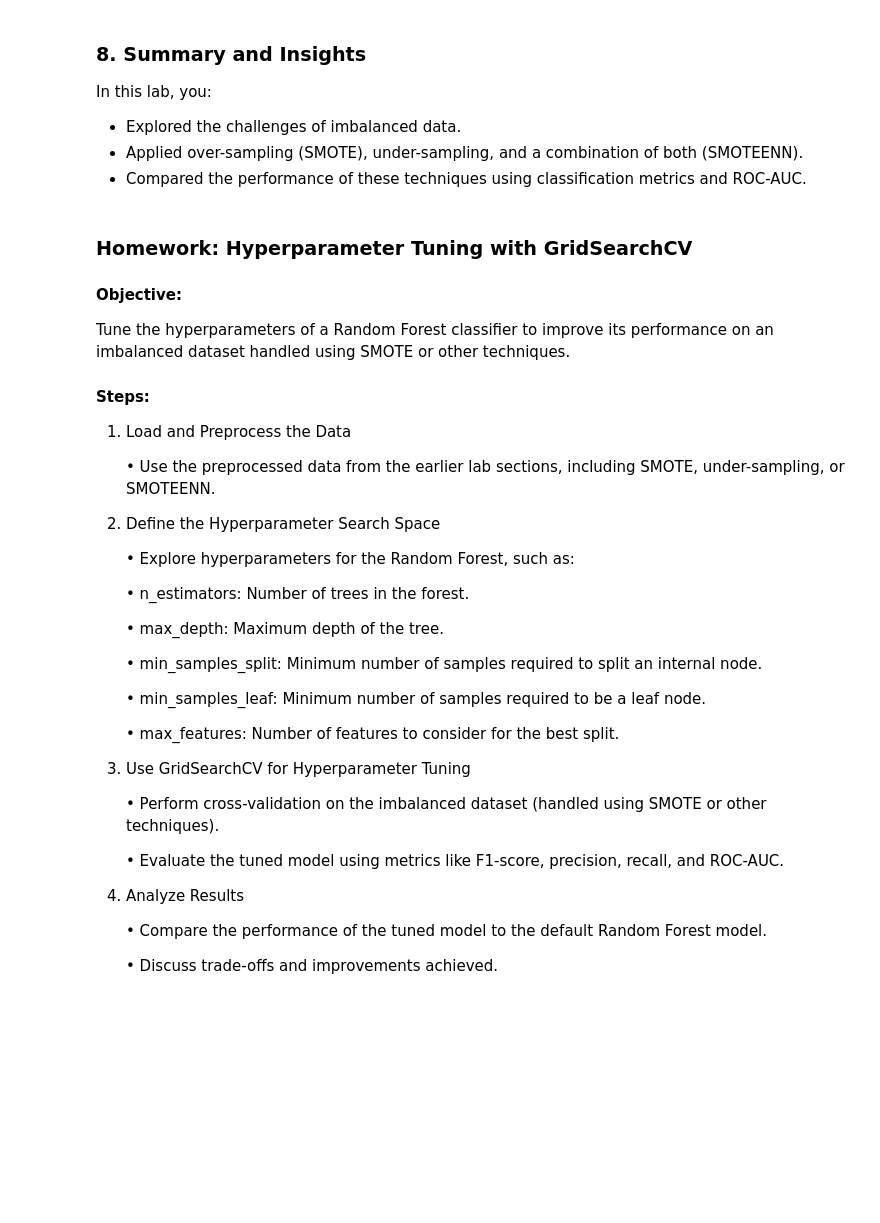
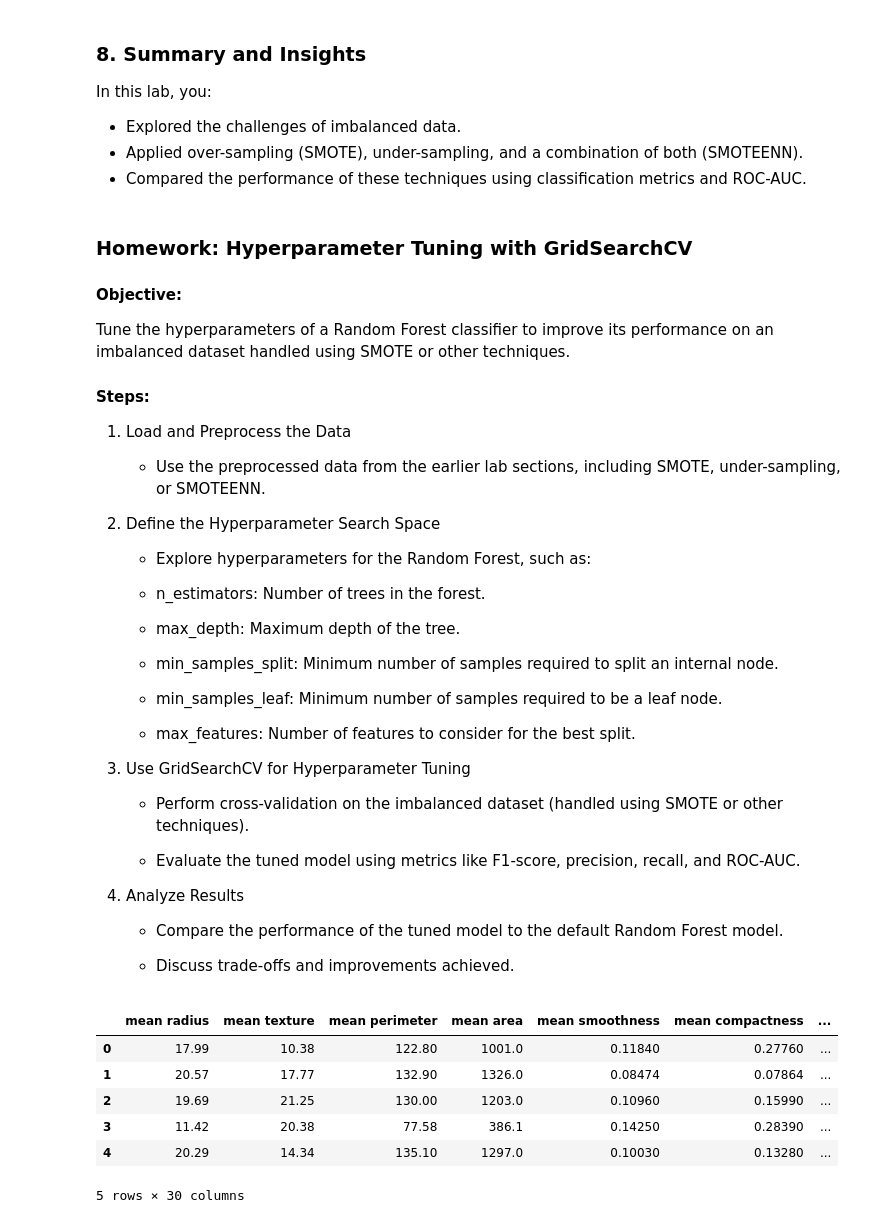
Before and after one commit to BastienCherel/Advanced-ML-I, a Jupyter notebook: Tutorial3/Lab3_Imbalanced_Data.ipynb, the cells around one changed output. Drawn from its saved outputs; the diff is of its cells as text; code cells hidden in the pictures; blank space fills up the shorter version.

```diff
--- a/Tutorial3/Lab3_Imbalanced_Data.ipynb
+++ b/Tutorial3/Lab3_Imbalanced_Data.ipynb
@@ -317,30 +319,55 @@ Tune the hyperparameters of a Random Forest classifier to improve its performanc
 
 1. Load and Preprocess the Data
 
-   •	Use the preprocessed data from the earlier lab sections, including SMOTE, under-sampling, or SMOTEENN.
+   *	Use the preprocessed data from the earlier lab sections, including SMOTE, under-sampling, or SMOTEENN.
 
 2. Define the Hyperparameter Search Space
 
-   •	Explore hyperparameters for the Random Forest, such as:
+   *	Explore hyperparameters for the Random Forest, such as:
 
-     •	n_estimators: Number of trees in the forest.
+   *	n_estimators: Number of trees in the forest.
 
-     •	max_depth: Maximum depth of the tree.
+   *	max_depth: Maximum depth of the tree.
 
-     •	min_samples_split: Minimum number of samples required to split an internal node.
+   *	min_samples_split: Minimum number of samples required to split an internal node.
 
-     •	min_samples_leaf: Minimum number of samples required to be a leaf node.
+   *	min_samples_leaf: Minimum number of samples required to be a leaf node.
 
-     •	max_features: Number of features to consider for the best split.
+   *	max_features: Number of features to consider for the best split.
 
 2. Use GridSearchCV for Hyperparameter Tuning
 
-   •	Perform cross-validation on the imbalanced dataset (handled using SMOTE or other techniques).
+   *	Perform cross-validation on the imbalanced dataset (handled using SMOTE or other techniques).
 
-   •	Evaluate the tuned model using metrics like F1-score, precision, recall, and ROC-AUC.
+   *	Evaluate the tuned model using metrics like F1-score, precision, recall, and ROC-AUC.
 
 4. Analyze Results
 
-   •	Compare the performance of the tuned model to the default Random Forest model.
+   *	Compare the performance of the tuned model to the default Random Forest model.
 
-   •	Discuss trade-offs and improvements achieved.
+   *	Discuss trade-offs and improvements achieved.
+# %%
+# Import libraries
+import numpy as np
+import pandas as pd
+import matplotlib.pyplot as plt
+import seaborn as sns
+from sklearn.datasets import load_breast_cancer
+from sklearn.model_selection import train_test_split
+from sklearn.preprocessing import StandardScaler
+
+# Load dataset
+data = load_breast_cancer()
+X = pd.DataFrame(data.data, columns=data.feature_names)
+y = pd.Series(data.target)
+
+# Dataset overview
+X.head()
+# %% [output]
+|  | mean radius | mean texture | mean perimeter | mean area | mean smoothness | mean compactness | ... |
+| 0 | 17.99 | 10.38 | 122.80 | 1001.0 | 0.11840 | 0.27760 | ... |
+| 1 | 20.57 | 17.77 | 132.90 | 1326.0 | 0.08474 | 0.07864 | ... |
+| 2 | 19.69 | 21.25 | 130.00 | 1203.0 | 0.10960 | 0.15990 | ... |
+| 3 | 11.42 | 20.38 | 77.58 | 386.1 | 0.14250 | 0.28390 | ... |
+| 4 | 20.29 | 14.34 | 135.10 | 1297.0 | 0.10030 | 0.13280 | ... |
+5 rows × 30 columns
```
Also changed, not shown: parts of 8 cells of this notebook, 1 other file.
